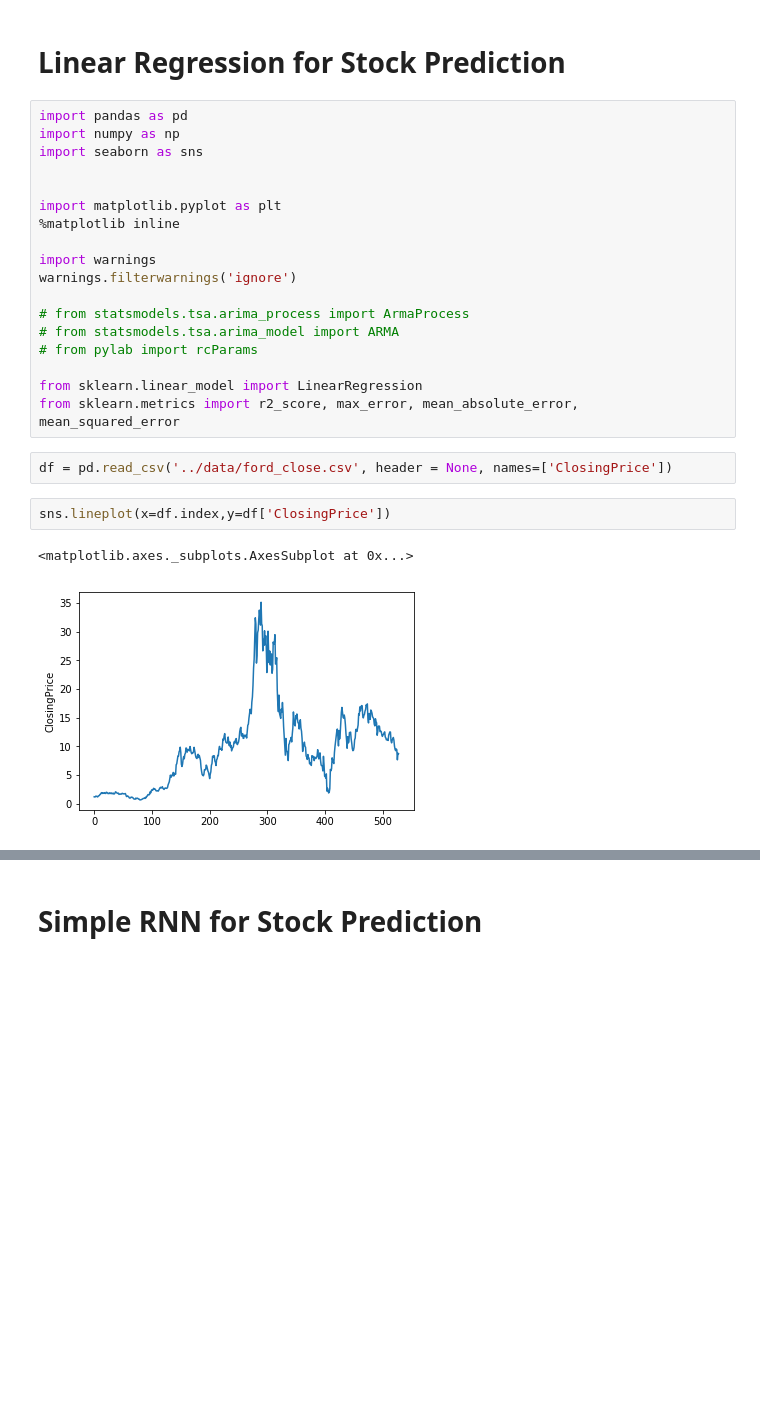
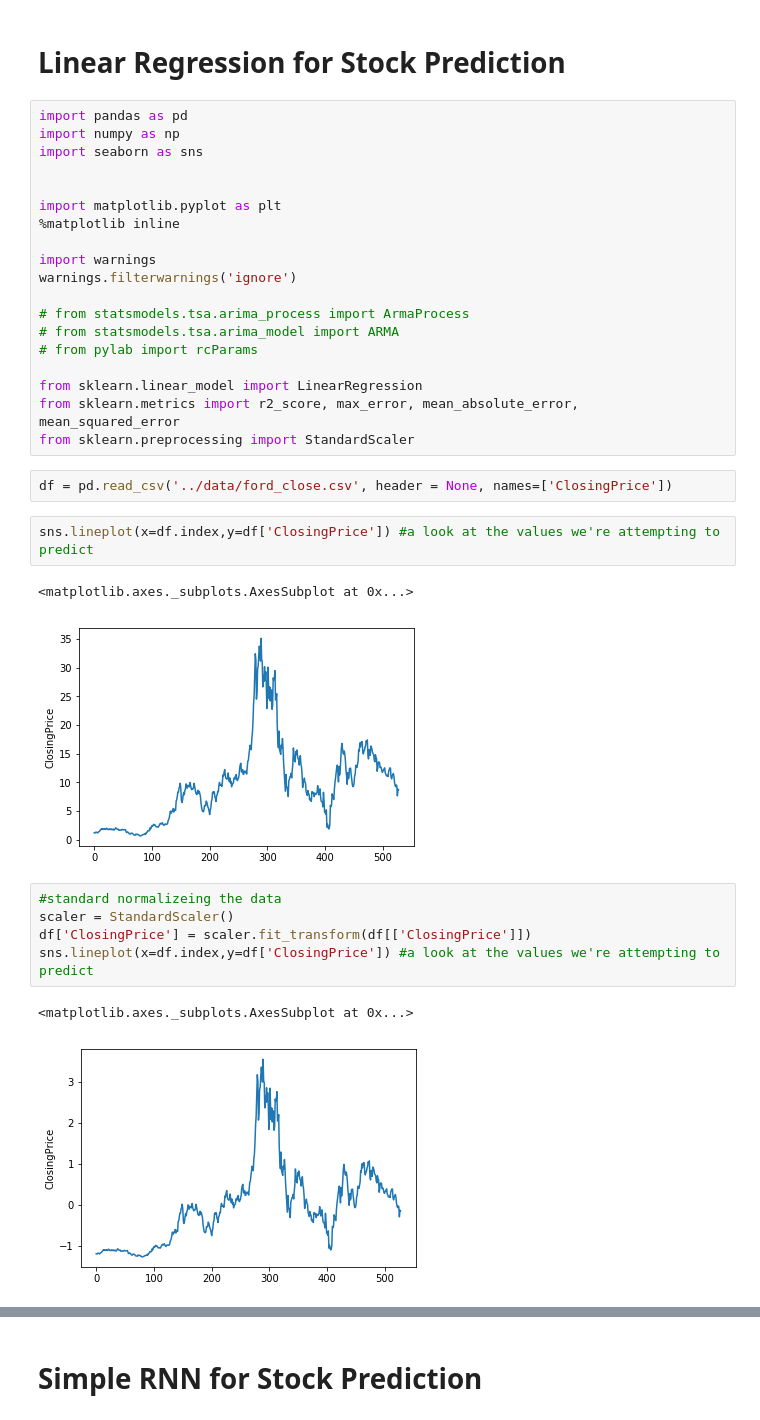
Before and after one commit to A-Gulati/Time_Series, a Jupyter notebook: notebooks/Linear Regression vs Simple RNN for Time Series Prediction.ipynb, the cells around one changed output, grey strips where cells are left out. Drawn from its saved outputs; the diff is of its cells as text; blank space fills up the shorter version.

```diff
--- a/notebooks/Linear Regression vs Simple RNN for Time Series Prediction.ipynb
+++ b/notebooks/Linear Regression vs Simple RNN for Time Series Prediction.ipynb
@@ -18,13 +18,22 @@ warnings.filterwarnings('ignore')
 
 from sklearn.linear_model import LinearRegression
 from sklearn.metrics import r2_score, max_error, mean_absolute_error, mean_squared_error
+from sklearn.preprocessing import StandardScaler
 # %%
 df = pd.read_csv('../data/ford_close.csv', header = None, names=['ClosingPrice'])
 # %%
-sns.lineplot(x=df.index,y=df['ClosingPrice'])
+sns.lineplot(x=df.index,y=df['ClosingPrice']) #a look at the values we're attempting to predict
 # %% [output]
 <matplotlib.axes._subplots.AxesSubplot at 0x...>
 [figure]
+# %%
+#standard normalizeing the data
+scaler = StandardScaler()
+df['ClosingPrice'] = scaler.fit_transform(df[['ClosingPrice']])
+sns.lineplot(x=df.index,y=df['ClosingPrice']) #a look at the values we're attempting to predict
+# %% [output]
+<matplotlib.axes._subplots.AxesSubplot at 0x...>
+[figure, added]
 # %%
 #rolling window of 5 data points
 size=5
```
Also changed, not shown: parts of 7 cells of this notebook.
